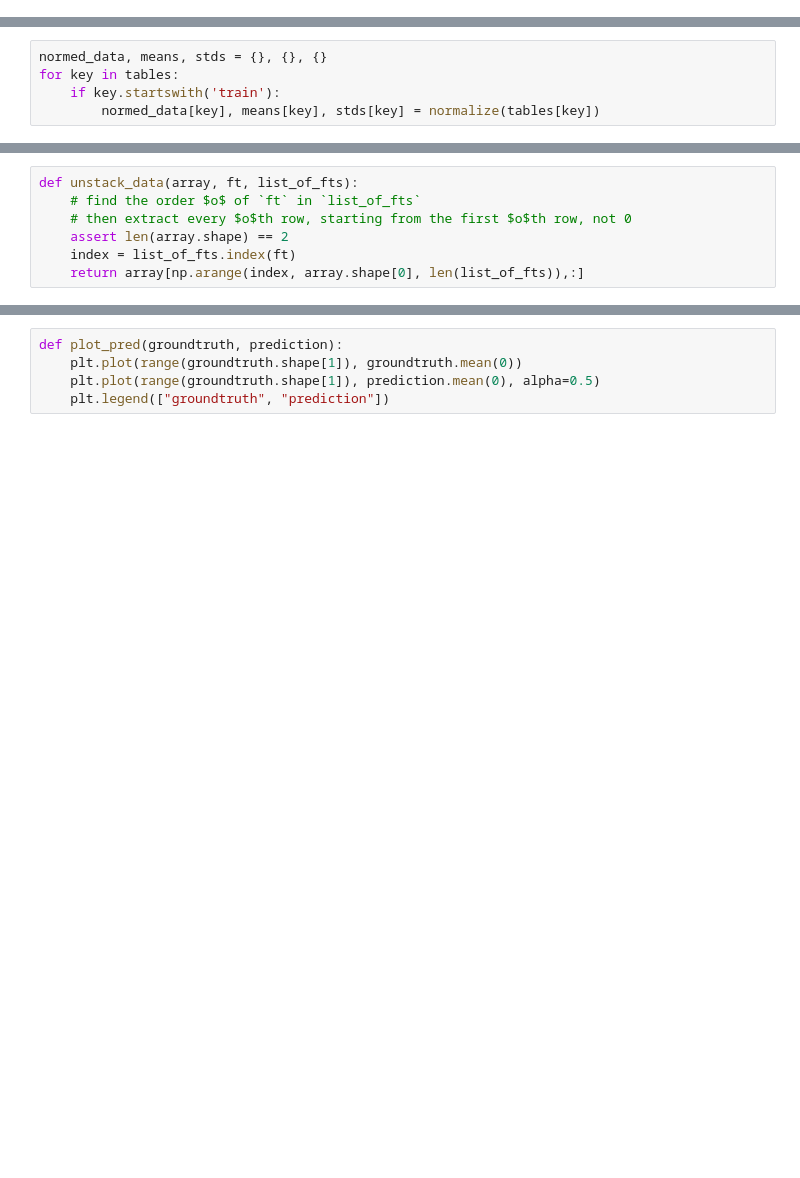
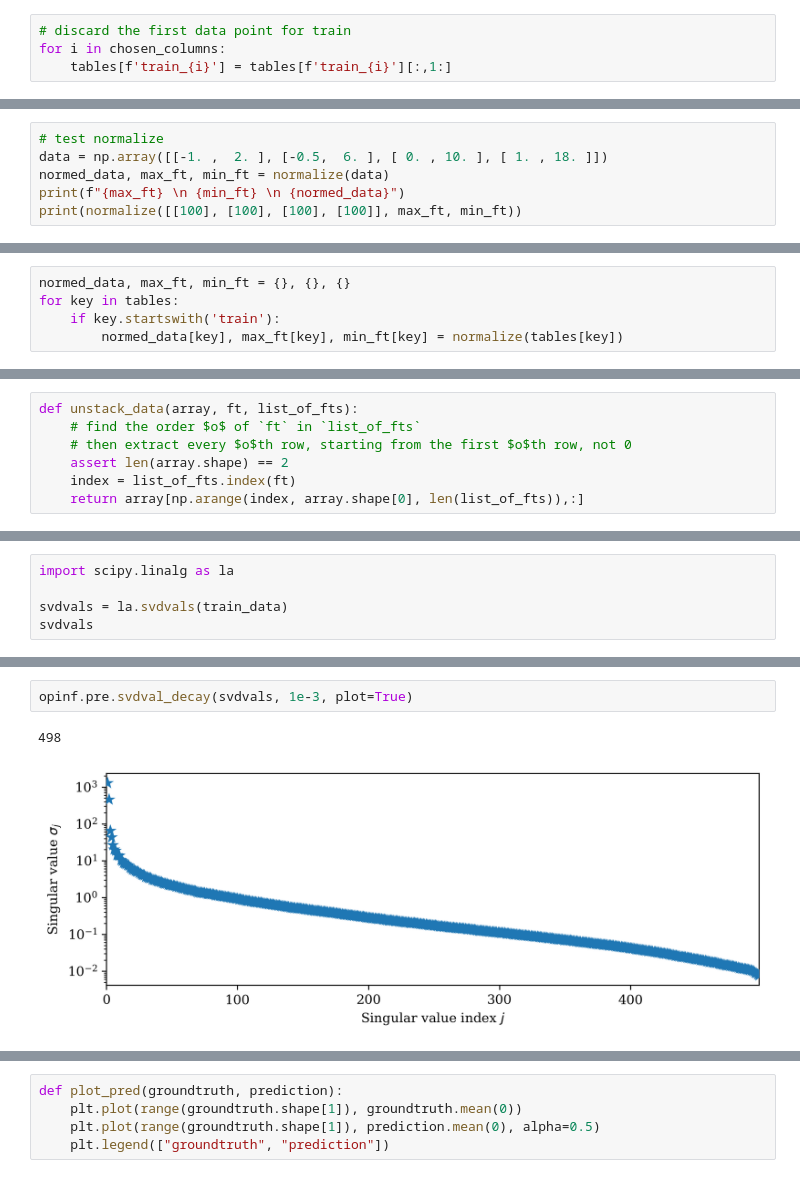
Before and after one commit to minhtriet/hydrogen_emb, a Jupyter notebook: opinf.ipynb, the cells around one changed output, grey strips where cells are left out. Cells and saved outputs as stored; diff of their text form; blank space fills up the shorter version.

```diff
--- a/opinf.ipynb
+++ b/opinf.ipynb
@@ -98,3 +128,7 @@ all_pressures_mean.argmin(), all_pressures_mean.min(), all_pressures.max()
+# %%
+# discard the first data point for train
+for i in chosen_columns:
+    tables[f'train_{i}'] = tables[f'train_{i}'][:,1:]
 # %% [markdown]
 ## Scale and stack data
 
@@ -131,0 +174,6 @@ def normalize(timeframes):
+# %%
+# test normalize
+data = np.array([[-1. ,  2. ], [-0.5,  6. ], [ 0. , 10. ], [ 1. , 18. ]])
+normed_data, max_ft, min_ft = normalize(data)
+print(f"{max_ft} \n {min_ft} \n {normed_data}")
+print(normalize([[100], [100], [100], [100]], max_ft, min_ft))
@@ -132,5 +197,5 @@ def normalize(timeframes):
 # %%
-normed_data, means, stds = {}, {}, {}
+normed_data, max_ft, min_ft = {}, {}, {}
 for key in tables:
     if key.startswith('train'):
-        normed_data[key], means[key], stds[key] = normalize(tables[key])
+        normed_data[key], max_ft[key], min_ft[key] = normalize(tables[key])
@@ -240,0 +287,5 @@ mse(sanity_check , tables['train_p'], squared=False)
+# %%
+import scipy.linalg as la
+
+svdvals = la.svdvals(train_data)
+svdvals
@@ -240,0 +310,5 @@ mse(sanity_check , tables['train_p'], squared=False)
+# %%
+opinf.pre.svdval_decay(svdvals, 1e-3, plot=True)
+# %% [output]
+498
+[figure, added]
```
Also changed, not shown: parts of 71 cells of this notebook.
